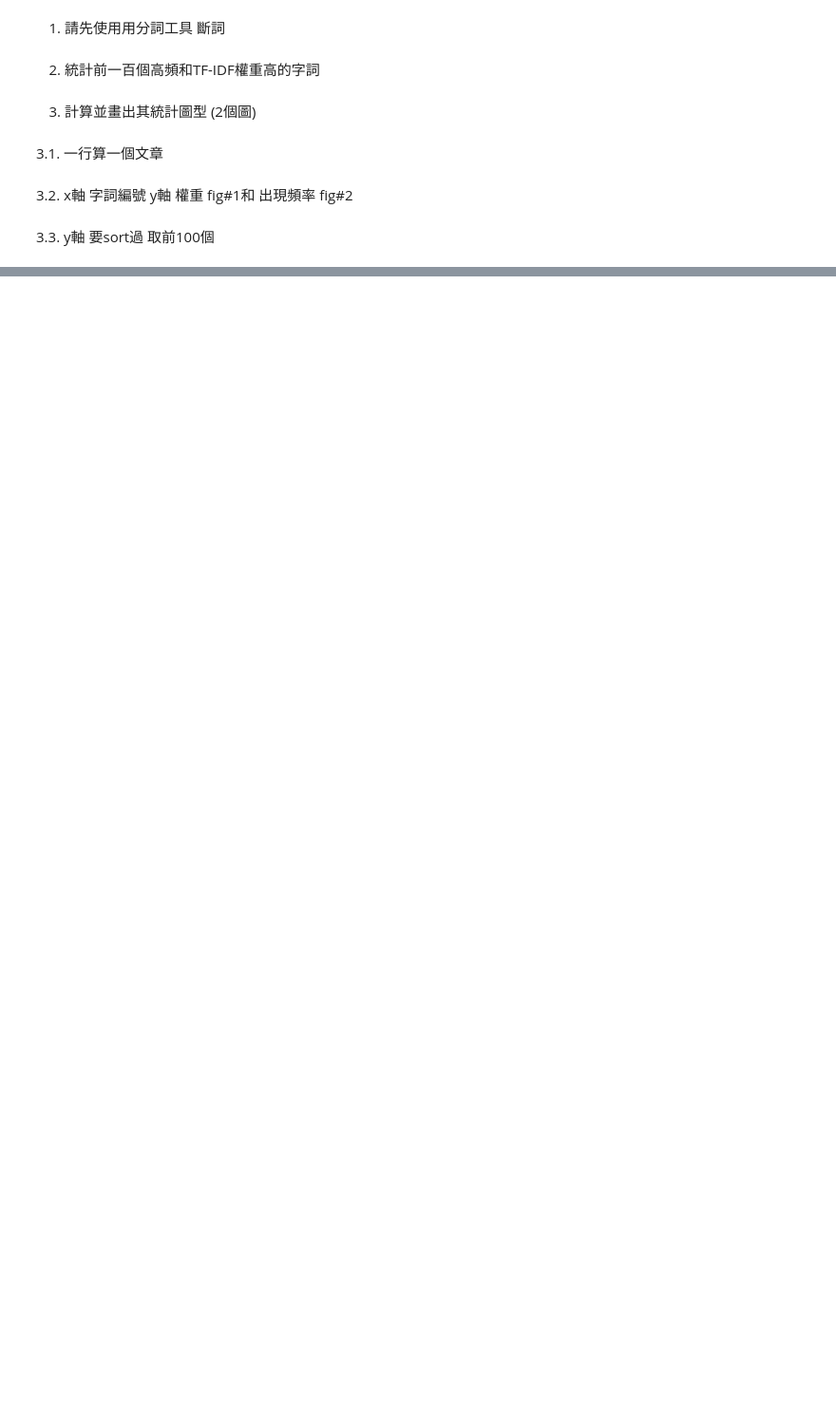
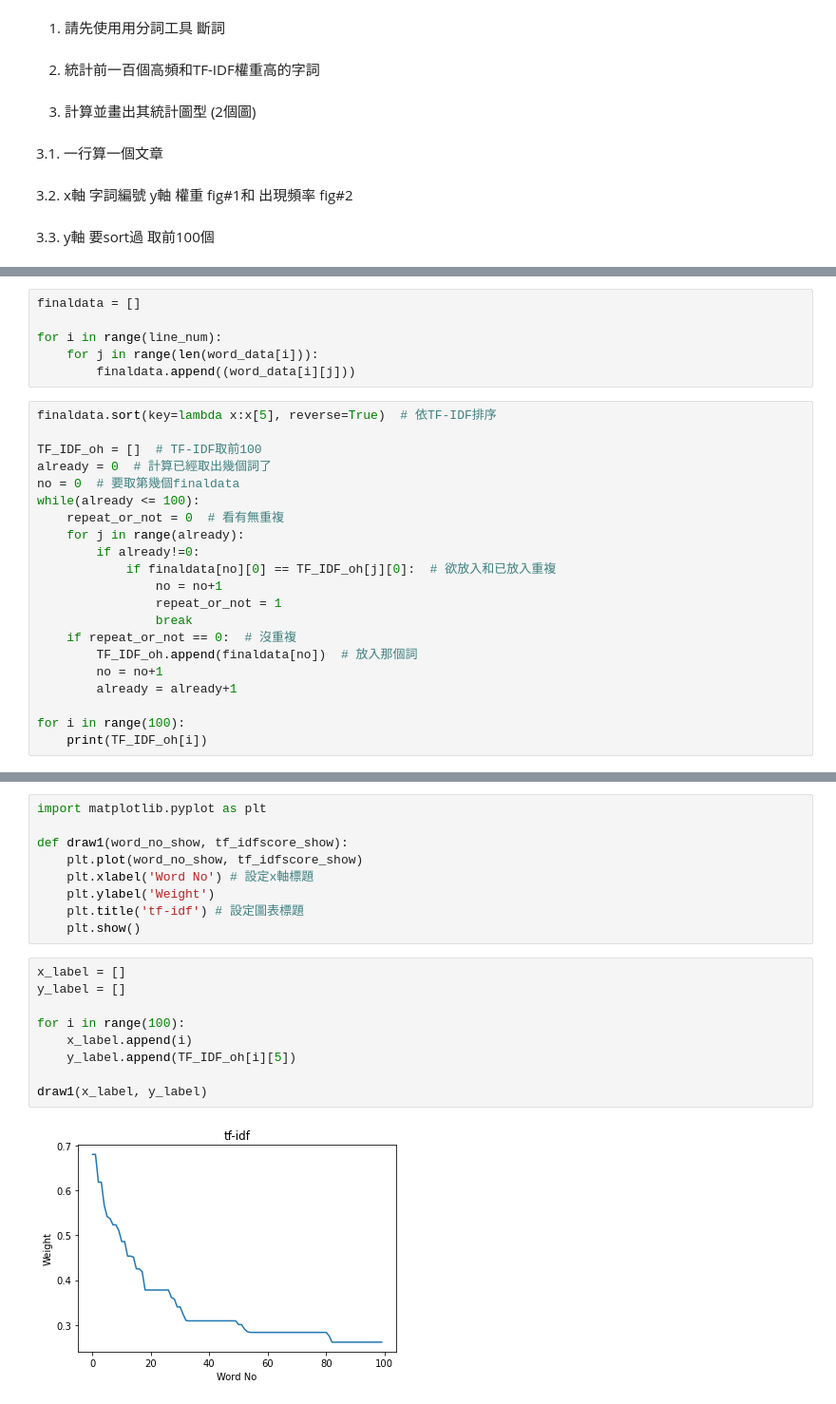
Before and after one commit to Huang-23/nlp_hw1, a Jupyter notebook: nlp_hw1.ipynb, the cells around one changed output, grey strips where cells are left out. Shown at 95% size. Saved outputs shown, nothing was run; the diff lists cells and outputs as text; blank space fills up the shorter version.

```diff
--- a/nlp_hw1.ipynb
+++ b/nlp_hw1.ipynb
@@ -68,0 +114,27 @@ Prefix dict has been built successfully.
+# %%
+finaldata = []
+
+for i in range(line_num):
+    for j in range(len(word_data[i])):
+        finaldata.append((word_data[i][j]))
+# %%
+finaldata.sort(key=lambda x:x[5], reverse=True)  # 依TF-IDF排序
+
+TF_IDF_oh = []  # TF-IDF取前100
+already = 0  # 計算已經取出幾個詞了
+no = 0  # 要取第幾個finaldata
+while(already <= 100):
+    repeat_or_not = 0  # 看有無重複
+    for j in range(already):
+        if already!=0:
+            if finaldata[no][0] == TF_IDF_oh[j][0]:  # 欲放入和已放入重複
+                no = no+1
+                repeat_or_not = 1
+                break
+    if repeat_or_not == 0:  # 沒重複
+        TF_IDF_oh.append(finaldata[no])  # 放入那個詞
+        no = no+1
+        already = already+1
+
+for i in range(100):
+    print(TF_IDF_oh[i])
@@ -68,0 +159,20 @@ Prefix dict has been built successfully.
+# %%
+import matplotlib.pyplot as plt
+
+def draw1(word_no_show, tf_idfscore_show):
+    plt.plot(word_no_show, tf_idfscore_show)
+    plt.xlabel('Word No') # 設定x軸標題
+    plt.ylabel('Weight')
+    plt.title('tf-idf') # 設定圖表標題
+    plt.show()
+# %%
+x_label = []
+y_label = []
+
+for i in range(100):
+    x_label.append(i)
+    y_label.append(TF_IDF_oh[i][5])
+
+draw1(x_label, y_label)
+# %% [output]
+[figure, added]
```
Also changed, not shown: parts of 6 cells of this notebook.
